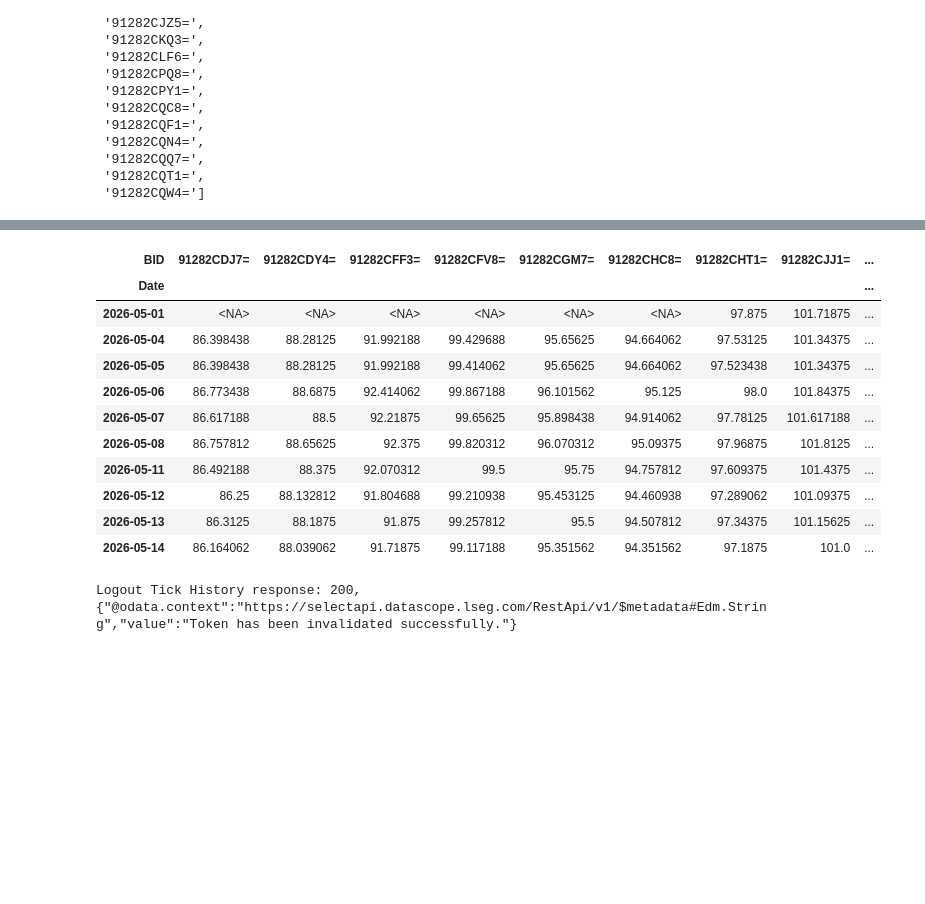
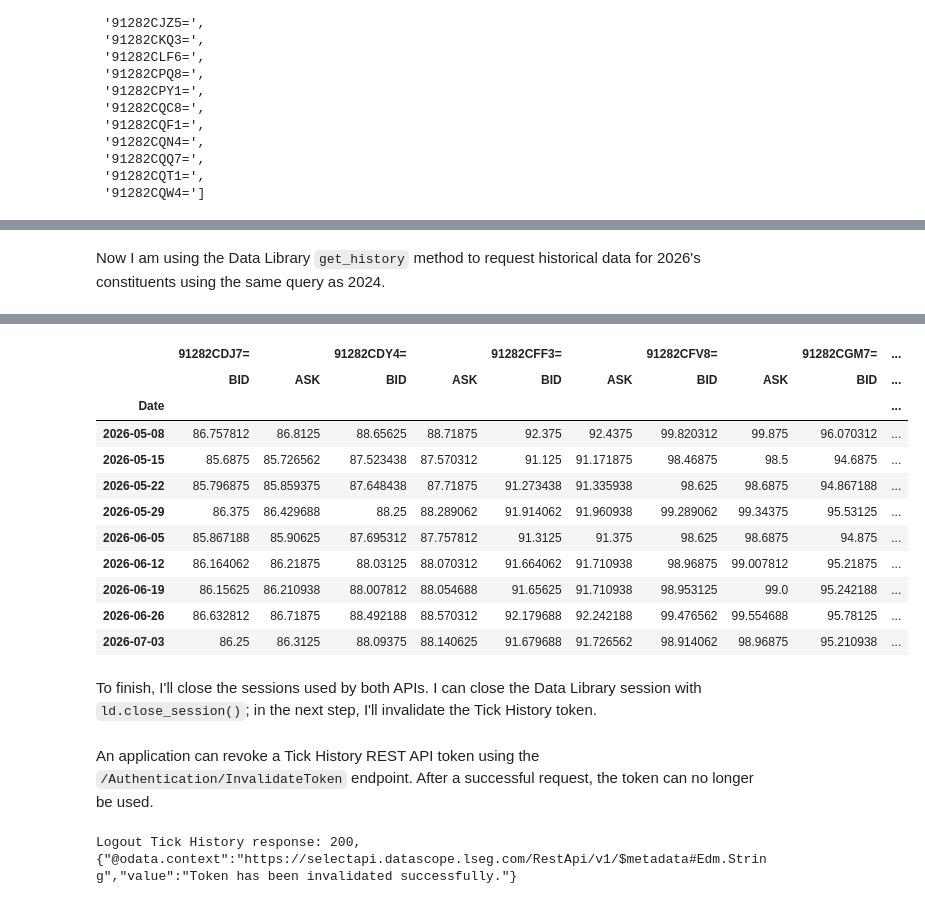
Before and after one commit to LSEG-API-Samples/Aticle.TickHistory.DataLibrary.ChainHistoryRetrieval, a Jupyter notebook: notebook/trth_chainhistory_session.ipynb, the cells around one changed output, grey strips where cells are left out. Saved outputs shown, nothing was run; the diff lists cells and outputs as text; code cells hidden in the pictures; blank space fills up the shorter version.

```diff
--- a/notebook/trth_chainhistory_session.ipynb
+++ b/notebook/trth_chainhistory_session.ipynb
@@ -82,7 +82,7 @@ I define the historical chain constituent extraction in a `resolve_chain_request
 You can find more detail regarding the `/Search/HistoricalChainResolution` endpoint from [Tick History - REST API Tutorial 15: Historical Chain Constituents Search](https://developers.lseg.com/en/api-catalog/refinitiv-tick-history/refinitiv-tick-history-rth-rest-api/tutorials#rest-api-tutorial-15-historical-chain-constituents-search).
 # %%
 
-def resolve_chain_request(_session, base_url, chain_ric, start, end, timeout):
+def resolve_chain_request(request_session, base_url, chain_ric, start, end, timeout):
     """Return the constituents of `chain_ric` between `start` and `end`."""
     print(f"Resolving {chain_ric} from {start} to {end}")
 
@@ -94,7 +94,7 @@ def resolve_chain_request(_session, base_url, chain_ric, start, end, timeout):
     }
 
     try:
-        historical_chain_response = _session.post(
+        historical_chain_response = request_session.post(
             f"{base_url}/Search/HistoricalChainResolution",
             json=payload,
             timeout=timeout,
@@ -104,7 +104,7 @@ def resolve_chain_request(_session, base_url, chain_ric, start, end, timeout):
         while historical_chain_response.status_code == 202:
             print("Request is still processing, waiting 5 seconds...")
             time.sleep(5)
-            historical_chain_response = _session.get(historical_chain_response.headers["Location"], timeout=timeout)
+            historical_chain_response = request_session.get(historical_chain_response.headers["Location"], timeout=timeout)
 
         # Stop here if the API reports an error.
         historical_chain_response.raise_for_status()
@@ -195,3 +202,13 @@ constituents_2024.head(20)
 # %%
 START_2026 = "2026-05-01T00:00:00.000Z"
 END_2026   = "2026-06-30T00:00:00.000Z"
+
+# Fetch 2026 constituents via resolve_chain_request()
+constituents_2026 = resolve_chain_request(
+    request_session = session,
+    base_url = BASE_URL,
+    chain_ric = CHAIN_RIC,
+    start = START_2026,
+    end = END_2026,
+    timeout = TIMEOUT
+)
@@ -198,2 +218,0 @@ END_2026   = "2026-06-30T00:00:00.000Z"
-# %%
-constituents_2026 = resolve_chain_request(session, BASE_URL, CHAIN_RIC, START_2026, END_2026, TIMEOUT)
@@ -204,10 +219,11 @@ Tick History:  19 constituents returned
 # %%
-rics = [
+# Keep only valid RIC identifiers from the 2026 chain response.
+rics_2026 = [
     item["Identifier"]
     for item in constituents_2026
     if item["Status"] == "Valid" and item["IdentifierType"] == "Ric"
 ]
-rics[0:20]
+rics_2026
 # %% [output]
 ['91282CDJ7=',
  '91282CDY4=',
@@ -231,5 +287,13 @@ rics[0:20]
+# %% [markdown]
+Now I am using the Data Library `get_history` method to request historical data for 2026's constituents using the same query as 2024.
 # %%
-bcom_2026_data = ld.get_history(universe=rics, fields=["BID"], start=START_2026, end= END_2026)
+bcom_2026_data = ld.get_history(
+    universe=rics_2026[0:6],
+    fields=["BID","ASK"],
+    interval="weekly",
+    start=START_2026,
+    end= END_2026
+)
 
-bcom_2026_data.head(10)
+bcom_2026_data.head(20)
 # %% [output]
@@ -237,16 +300,20 @@ c:\Project\Code\TRTH_Chain_History\.venv\Lib\site-packages\lseg\data\_tools\_dat
-| BID | 91282CDJ7= | 91282CDY4= | 91282CFF3= | 91282CFV8= | 91282CGM7= | 91282CHC8= | 91282CHT1= | 91282CJJ1= | ... |
-| Date |  |  |  |  |  |  |  |  | ... |
-| 2026-05-01 | <NA> | <NA> | <NA> | <NA> | <NA> | <NA> | 97.875 | 101.71875 | ... |
-| 2026-05-04 | 86.398438 | 88.28125 | 91.992188 | 99.429688 | 95.65625 | 94.664062 | 97.53125 | 101.34375 | ... |
-| 2026-05-05 | 86.398438 | 88.28125 | 91.992188 | 99.414062 | 95.65625 | 94.664062 | 97.523438 | 101.34375 | ... |
-| 2026-05-06 | 86.773438 | 88.6875 | 92.414062 | 99.867188 | 96.101562 | 95.125 | 98.0 | 101.84375 | ... |
-| 2026-05-07 | 86.617188 | 88.5 | 92.21875 | 99.65625 | 95.898438 | 94.914062 | 97.78125 | 101.617188 | ... |
-| 2026-05-08 | 86.757812 | 88.65625 | 92.375 | 99.820312 | 96.070312 | 95.09375 | 97.96875 | 101.8125 | ... |
-| 2026-05-11 | 86.492188 | 88.375 | 92.070312 | 99.5 | 95.75 | 94.757812 | 97.609375 | 101.4375 | ... |
-| 2026-05-12 | 86.25 | 88.132812 | 91.804688 | 99.210938 | 95.453125 | 94.460938 | 97.289062 | 101.09375 | ... |
-| 2026-05-13 | 86.3125 | 88.1875 | 91.875 | 99.257812 | 95.5 | 94.507812 | 97.34375 | 101.15625 | ... |
-| 2026-05-14 | 86.164062 | 88.039062 | 91.71875 | 99.117188 | 95.351562 | 94.351562 | 97.1875 | 101.0 | ... |
+|  | 91282CDJ7= |  | 91282CDY4= |  | 91282CFF3= |  | 91282CFV8= |  | 91282CGM7= | ... |
+|  | BID | ASK | BID | ASK | BID | ASK | BID | ASK | BID | ... |
+| Date |  |  |  |  |  |  |  |  |  | ... |
+| 2026-05-08 | 86.757812 | 86.8125 | 88.65625 | 88.71875 | 92.375 | 92.4375 | 99.820312 | 99.875 | 96.070312 | ... |
+| 2026-05-15 | 85.6875 | 85.726562 | 87.523438 | 87.570312 | 91.125 | 91.171875 | 98.46875 | 98.5 | 94.6875 | ... |
+| 2026-05-22 | 85.796875 | 85.859375 | 87.648438 | 87.71875 | 91.273438 | 91.335938 | 98.625 | 98.6875 | 94.867188 | ... |
+| 2026-05-29 | 86.375 | 86.429688 | 88.25 | 88.289062 | 91.914062 | 91.960938 | 99.289062 | 99.34375 | 95.53125 | ... |
+| 2026-06-05 | 85.867188 | 85.90625 | 87.695312 | 87.757812 | 91.3125 | 91.375 | 98.625 | 98.6875 | 94.875 | ... |
+| 2026-06-12 | 86.164062 | 86.21875 | 88.03125 | 88.070312 | 91.664062 | 91.710938 | 98.96875 | 99.007812 | 95.21875 | ... |
+| 2026-06-19 | 86.15625 | 86.210938 | 88.007812 | 88.054688 | 91.65625 | 91.710938 | 98.953125 | 99.0 | 95.242188 | ... |
+| 2026-06-26 | 86.632812 | 86.71875 | 88.492188 | 88.570312 | 92.179688 | 92.242188 | 99.476562 | 99.554688 | 95.78125 | ... |
+| 2026-07-03 | 86.25 | 86.3125 | 88.09375 | 88.140625 | 91.679688 | 91.726562 | 98.914062 | 98.96875 | 95.210938 | ... |
+# %% [markdown]
+To finish, I'll close the sessions used by both APIs. I can close the Data Library session with `ld.close_session()`; in the next step, I'll invalidate the Tick History token.
 # %%
 ld.close_session()
+# %% [markdown]
+An application can revoke a Tick History REST API token using the `/Authentication/InvalidateToken` endpoint. After a successful request, the token can no longer be used.
 # %%
 try:
```
Also changed, not shown: parts of 14 cells of this notebook, 2 other files.
